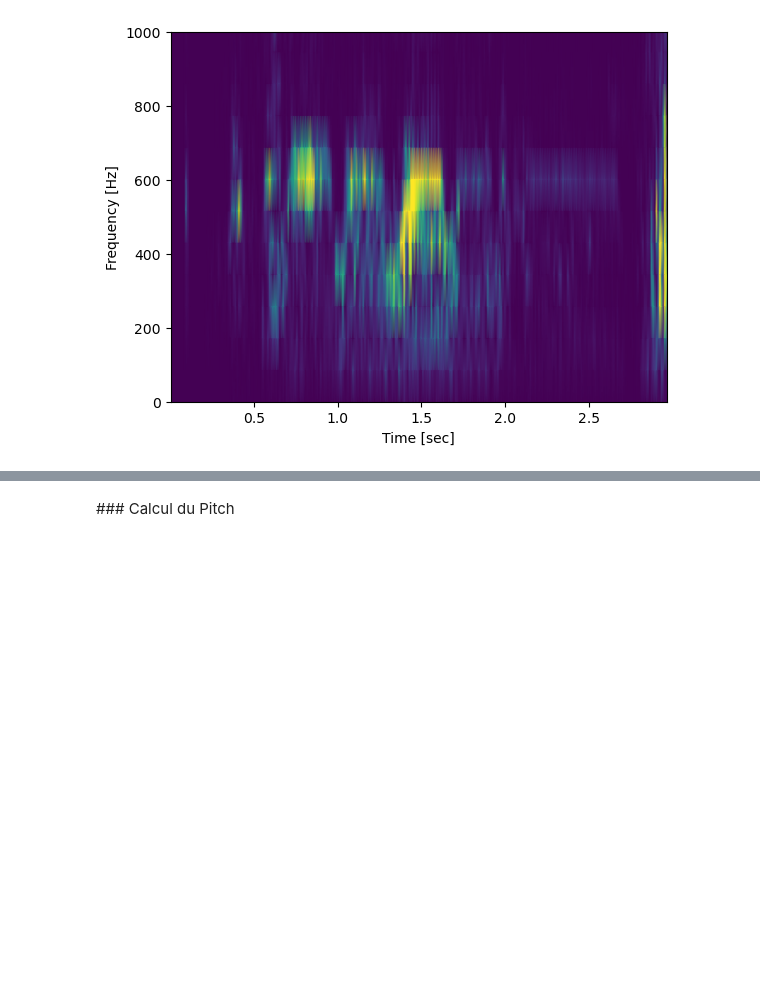
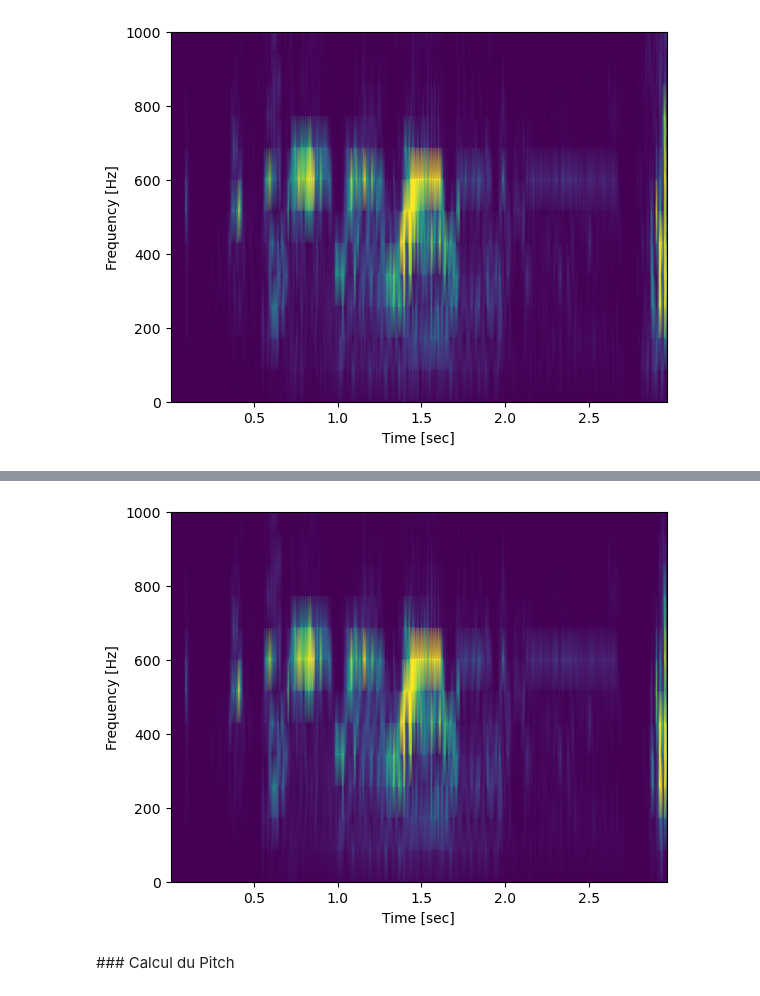
Before and after one commit to ArnaudGardille/Deep-Learning-Signal, a Jupyter notebook: dls_tp1.ipynb, the cells around one changed output, grey strips where cells are left out. Cells and saved outputs as stored; diff of their text form; code cells hidden in the pictures; blank space fills up the shorter version.

```diff
--- a/dls_tp1.ipynb
+++ b/dls_tp1.ipynb
@@ -142,6 +142,8 @@ plt.ylim(ymax=1000) #or yl
 plt.show()
 # %% [output]
 [figure]
+# %%
+vmax = 1e-5
 # %%
 n = min(len(rec) - np.repeat(signal_reech_1,facteur_sous_ech)
 # %%
@@ -158,6 +160,15 @@ signal_reech_2 = librosa.resample(rec, y, y/facteur_sous_ech)
 Audio(signal_reech_2, autoplay=True, rate=y/facteur_sous_ech)
 # %% [output]
 [interactive output not drawn]
+# %%
+f, t, Sxx = scipy.signal.spectrogram(rec - np.repeat(signal_reech_2,facteur_sous_ech)[:len(rec)], y)
+plt.pcolormesh(t, f,Sxx, shading='gouraud', vmax=vmax)
+plt.ylabel('Frequency [Hz]')
+plt.xlabel('Time [sec]')
+plt.ylim(ymax=1000) #or yl
+plt.show()
+# %% [output]
+[figure, added]
 # %% [markdown]
 ### Calcul du Pitch
 # %% [markdown]
```
Also changed, not shown: parts of 4 cells of this notebook.
